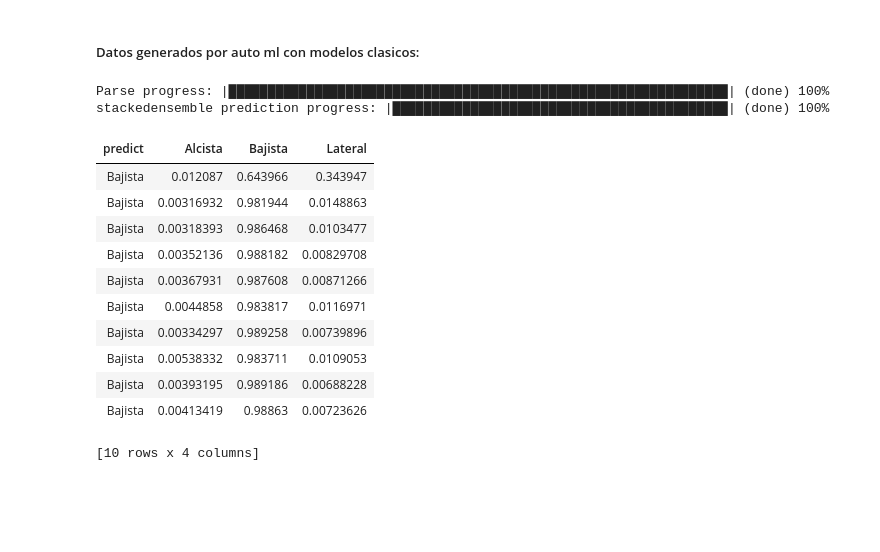
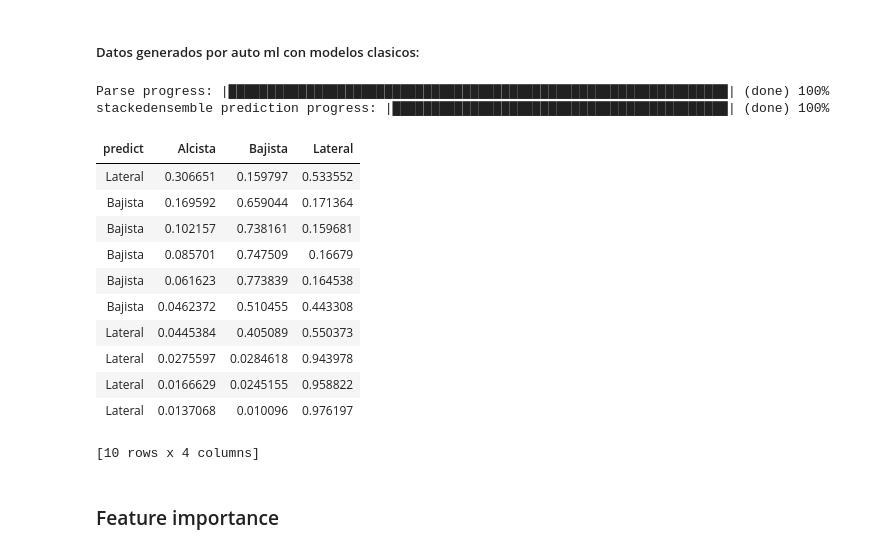
Before and after one commit to marianoMarchetta1/Tesis-2024, a Jupyter notebook: models/auto_ml_classifier.ipynb, the cells around one changed output. Saved outputs shown, nothing was run; the diff lists cells and outputs as text; code cells hidden in the pictures; blank space fills up the shorter version.

```diff
--- a/models/auto_ml_classifier.ipynb
+++ b/models/auto_ml_classifier.ipynb
@@ -359,38 +399,40 @@ stackedensemble prediction progress: |██████████████
 # %% [markdown]
 ##### Datos generados por auto ml con modelos clasicos:
 # %%
+# # skforecast_df = pd.read_csv('skforecast/predicciones.csv')
+# # skforecast_df = h2o.H2OFrame(skforecast_df)
+# # skforecast_predictions = stack_models[2].predict(skforecast_df)
+
+# # display(skforecast_predictions)
+
+# # PARA NORMALIZACION
 # skforecast_df = pd.read_csv('skforecast/predicciones.csv')
-# skforecast_df = h2o.H2OFrame(skforecast_df)
-# skforecast_predictions = stack_models[2].predict(skforecast_df)
+# features_skforecast = skforecast_df[columns]
+# features_skforecast_scaled = scaler.transform(features_skforecast)
+# skforecast_df_scaled = pd.DataFrame(features_skforecast_scaled, columns=columns)
+# h2o_skforecast_df = h2o.H2OFrame(skforecast_df_scaled)
+# skforecast_predictions = stack_models[0].predict(h2o_skforecast_df)
 
 # display(skforecast_predictions)
-
-# PARA NORMALIZACION
-skforecast_df = pd.read_csv('skforecast/predicciones.csv')
-features_skforecast = skforecast_df[columns]
-features_skforecast_scaled = scaler.transform(features_skforecast)
-skforecast_df_scaled = pd.DataFrame(features_skforecast_scaled, columns=columns)
-h2o_skforecast_df = h2o.H2OFrame(skforecast_df_scaled)
-skforecast_predictions = stack_models[0].predict(h2o_skforecast_df)
-
-display(skforecast_predictions)
 # %% [output]
 Parse progress: |████████████████████████████████████████████████████████████████| (done) 100%
 stackedensemble prediction progress: |███████████████████████████████████████████| (done) 100%
 | predict | Alcista | Bajista | Lateral |
-| Bajista | 0.012087 | 0.643966 | 0.343947 |
-| Bajista | 0.00316932 | 0.981944 | 0.0148863 |
-| Bajista | 0.00318393 | 0.986468 | 0.0103477 |
-| Bajista | 0.00352136 | 0.988182 | 0.00829708 |
-| Bajista | 0.00367931 | 0.987608 | 0.00871266 |
-| Bajista | 0.0044858 | 0.983817 | 0.0116971 |
-| Bajista | 0.00334297 | 0.989258 | 0.00739896 |
-| Bajista | 0.00538332 | 0.983711 | 0.0109053 |
-| Bajista | 0.00393195 | 0.989186 | 0.00688228 |
-| Bajista | 0.00413419 | 0.98863 | 0.00723626 |
+| Lateral | 0.306651 | 0.159797 | 0.533552 |
+| Bajista | 0.169592 | 0.659044 | 0.171364 |
+| Bajista | 0.102157 | 0.738161 | 0.159681 |
+| Bajista | 0.085701 | 0.747509 | 0.16679 |
+| Bajista | 0.061623 | 0.773839 | 0.164538 |
+| Bajista | 0.0462372 | 0.510455 | 0.443308 |
+| Lateral | 0.0445384 | 0.405089 | 0.550373 |
+| Lateral | 0.0275597 | 0.0284618 | 0.943978 |
+| Lateral | 0.0166629 | 0.0245155 | 0.958822 |
+| Lateral | 0.0137068 | 0.010096 | 0.976197 |
 [10 rows x 4 columns]
 # %%
 # stack_models[0].explain(h2o_validation_df)
+# %% [markdown]
+### Feature importance
 # %%
 # from matplotlib import pyplot as plt
 
```
Also changed, not shown: parts of 15 cells of this notebook, 17 other files.
